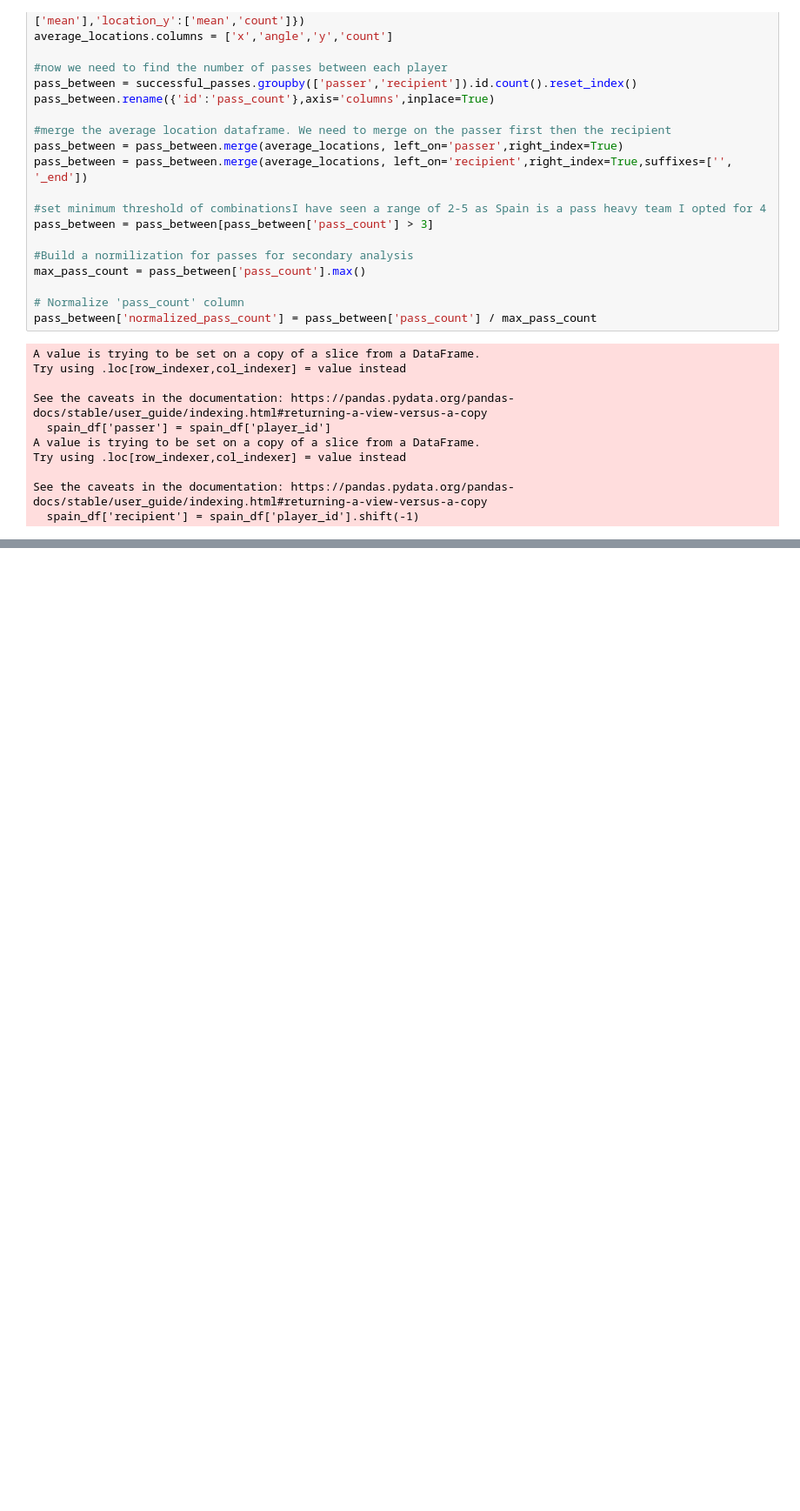
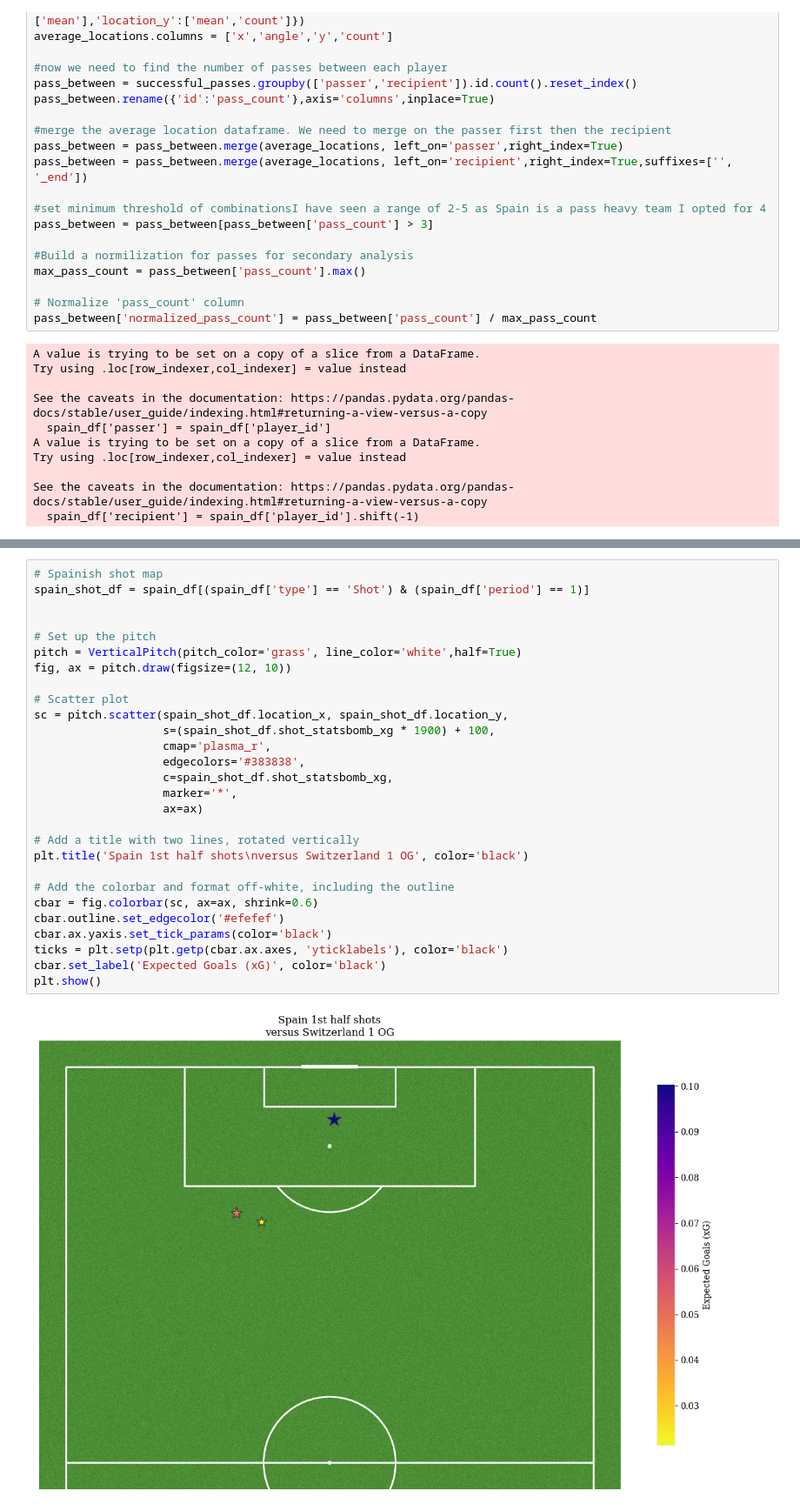
Before and after one commit to SHodapp117/Portfolio-, a Jupyter notebook: Statsbomb_Spain_Passing_Maps.ipynb, the cells around one changed output, grey strips where cells are left out. Shown at 87% size. Drawn from its saved outputs; the diff is of its cells as text; blank space fills up the shorter version.

```diff
--- a/Statsbomb_Spain_Passing_Maps.ipynb
+++ b/Statsbomb_Spain_Passing_Maps.ipynb
@@ -354,0 +410,30 @@ for index, row in average_locations.iterrows():
+# %%
+# Spainish shot map
+spain_shot_df = spain_df[(spain_df['type'] == 'Shot') & (spain_df['period'] == 1)]
+
+
+# Set up the pitch
+pitch = VerticalPitch(pitch_color='grass', line_color='white',half=True)
+fig, ax = pitch.draw(figsize=(12, 10))
+
+# Scatter plot
+sc = pitch.scatter(spain_shot_df.location_x, spain_shot_df.location_y,
+                   s=(spain_shot_df.shot_statsbomb_xg * 1900) + 100,
+                   cmap='plasma_r',
+                   edgecolors='#383838',
+                   c=spain_shot_df.shot_statsbomb_xg,
+                   marker='*',
+                   ax=ax)
+
+# Add a title with two lines, rotated vertically
+plt.title('Spain 1st half shots\nversus Switzerland 1 OG', color='black')
+
+# Add the colorbar and format off-white, including the outline
+cbar = fig.colorbar(sc, ax=ax, shrink=0.6)
+cbar.outline.set_edgecolor('#efefef')
+cbar.ax.yaxis.set_tick_params(color='black')
+ticks = plt.setp(plt.getp(cbar.ax.axes, 'yticklabels'), color='black')
+cbar.set_label('Expected Goals (xG)', color='black')
+plt.show()
+# %% [output]
+[figure, added]
```
Also changed, not shown: parts of 23 cells of this notebook.
